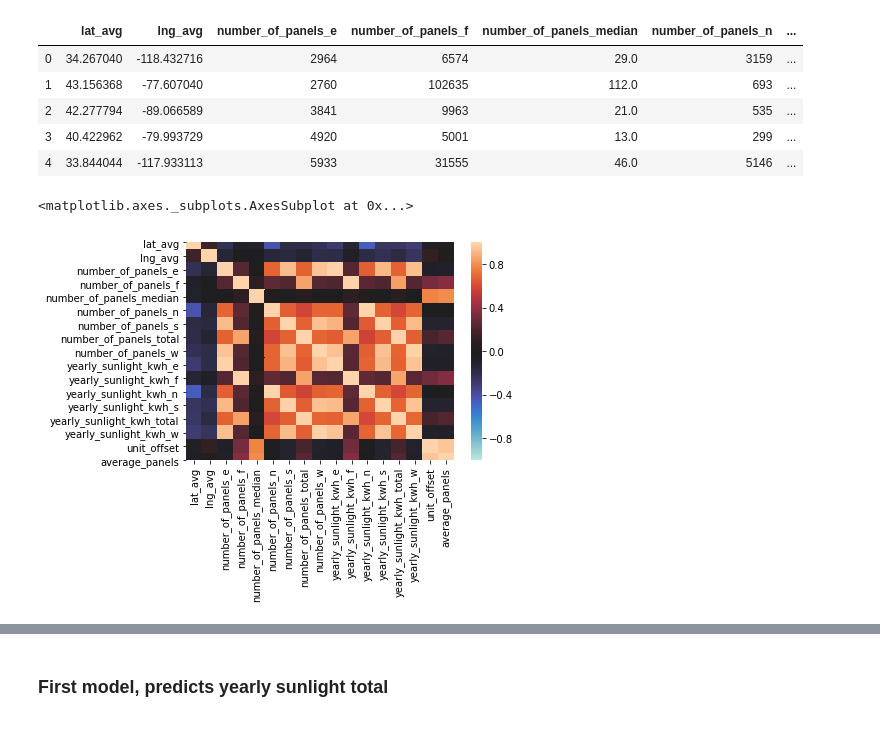
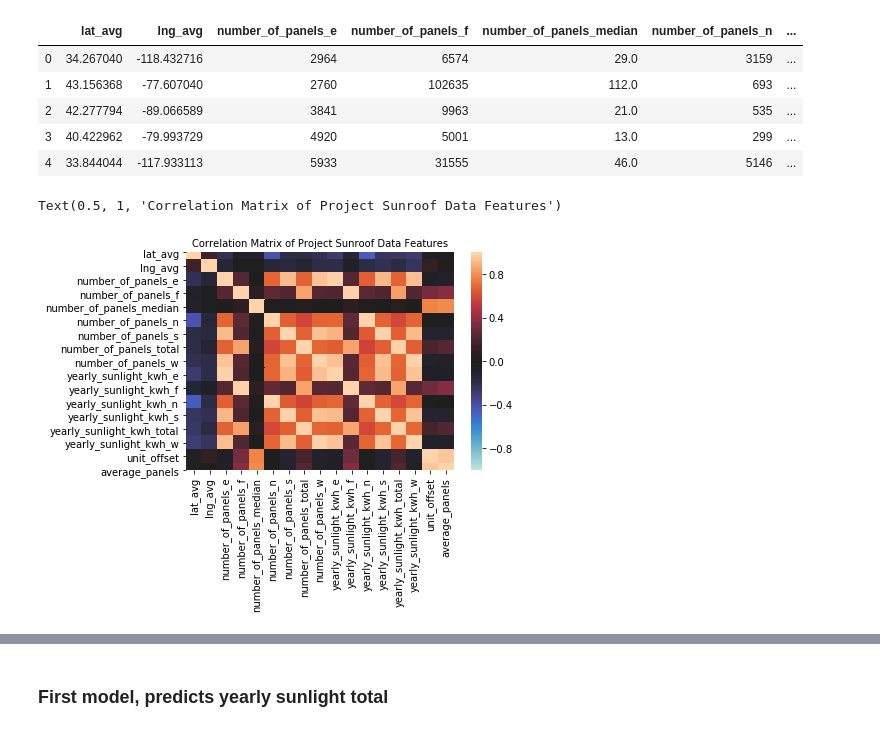
Before and after one commit to jamesluttringer2019/Project_Sunroof, a Jupyter notebook: notebooks/Exploration_and_model_training.ipynb, the cells around one changed output, grey strips where cells are left out. Drawn from its saved outputs; the diff is of its cells as text; code cells hidden in the pictures.

```diff
--- a/notebooks/Exploration_and_model_training.ipynb
+++ b/notebooks/Exploration_and_model_training.ipynb
@@ -44,10 +44,11 @@ df.head()
 # %%
 corr = df.corr()
 
 sns.heatmap(
     corr,
     vmin=-1, vmax=1, center=0
 )
+plt.title('Correlation Matrix of Project Sunroof Data Features', size=10)
 # %% [output]
-<matplotlib.axes._subplots.AxesSubplot at 0x...>
+Text(0.5, 1, 'Correlation Matrix of Project Sunroof Data Features')
-[figure, old version]
+[figure, new version]
```
Also changed, not shown: parts of 44 cells of this notebook.
